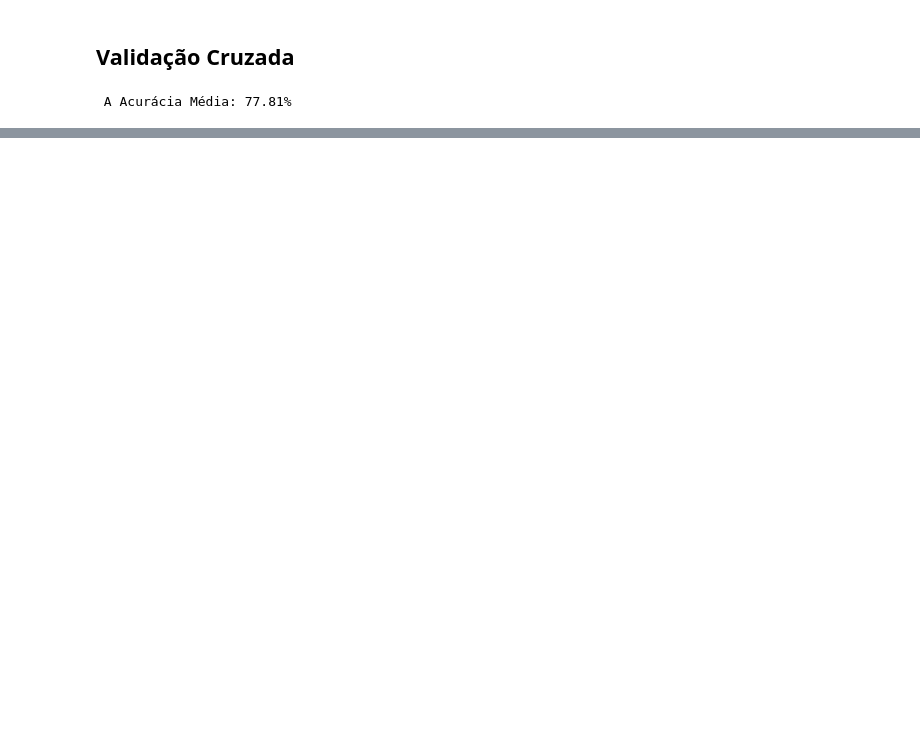
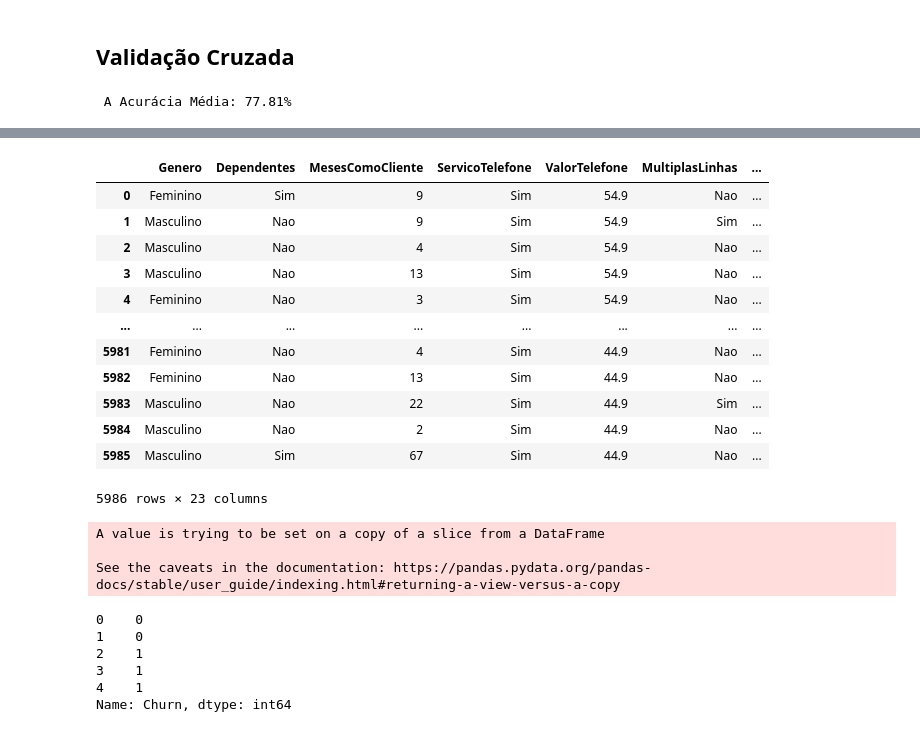
Before and after one commit to mauricionoronha/MLChurn, a Jupyter notebook: Classificação_CHURN.ipynb, the cells around one changed output, grey strips where cells are left out. Saved outputs shown, nothing was run; the diff lists cells and outputs as text; code cells hidden in the pictures; blank space fills up the shorter version.

```diff
--- a/Classificação_CHURN.ipynb
+++ b/Classificação_CHURN.ipynb
@@ -912,0 +1038,23 @@ print(" A Acurácia Média: %.2f%%" % (resultado.mean()*100))
+# %%
+dados
+# %% [output]
+|  | Genero | Dependentes | MesesComoCliente | ServicoTelefone | ValorTelefone | MultiplasLinhas | ... |
+| 0 | Feminino | Sim | 9 | Sim | 54.9 | Nao | ... |
+| 1 | Masculino | Nao | 9 | Sim | 54.9 | Sim | ... |
+| 2 | Masculino | Nao | 4 | Sim | 54.9 | Nao | ... |
+| 3 | Masculino | Nao | 13 | Sim | 54.9 | Nao | ... |
+| 4 | Feminino | Nao | 3 | Sim | 54.9 | Nao | ... |
+| ... | ... | ... | ... | ... | ... | ... | ... |
+| 5981 | Feminino | Nao | 4 | Sim | 44.9 | Nao | ... |
+| 5982 | Feminino | Nao | 13 | Sim | 44.9 | Nao | ... |
+| 5983 | Masculino | Nao | 22 | Sim | 44.9 | Sim | ... |
+| 5984 | Masculino | Nao | 2 | Sim | 44.9 | Nao | ... |
+| 5985 | Masculino | Sim | 67 | Sim | 44.9 | Nao | ... |
+5986 rows × 23 columns
+# %%
+dados3 = dados.dropna()
+dados3 ["Churn"].replace({"Nao":0,"Sim":1},inplace=True)
+# %% [output]
+A value is trying to be set on a copy of a slice from a DataFrame
+
+See the caveats in the documentation: https://pandas.pydata.org/pandas-docs/stable/user_guide/indexing.html#returning-a-view-versus-a-copy
@@ -912,0 +1065,9 @@ print(" A Acurácia Média: %.2f%%" % (resultado.mean()*100))
+# %%
+alvo_cat.head()
+# %% [output]
+0    0
+1    0
+2    1
+3    1
+4    1
+Name: Churn, dtype: int64
```
Also changed, not shown: parts of 59 cells of this notebook.
